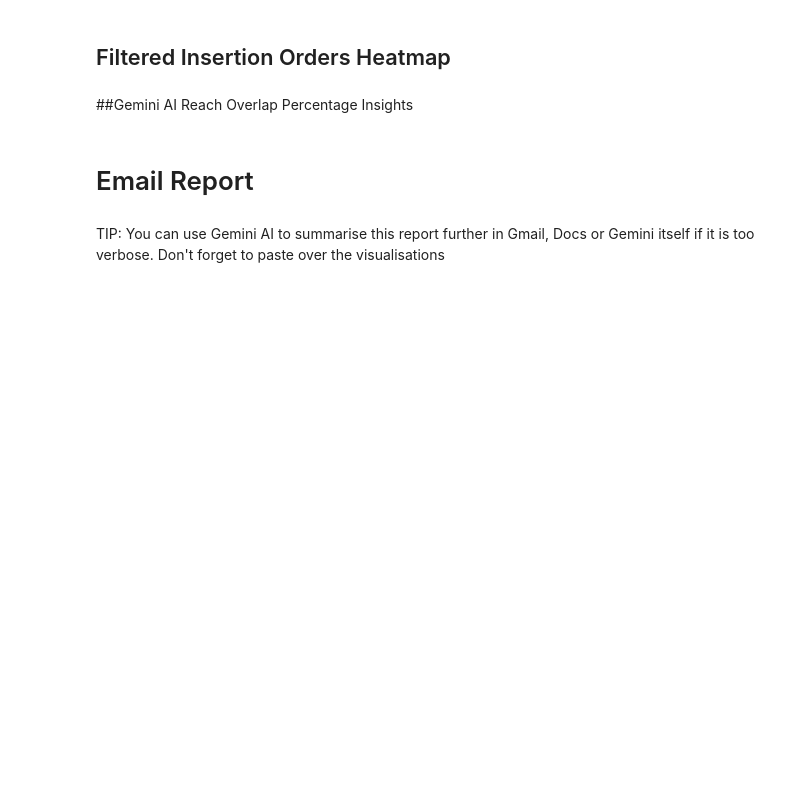
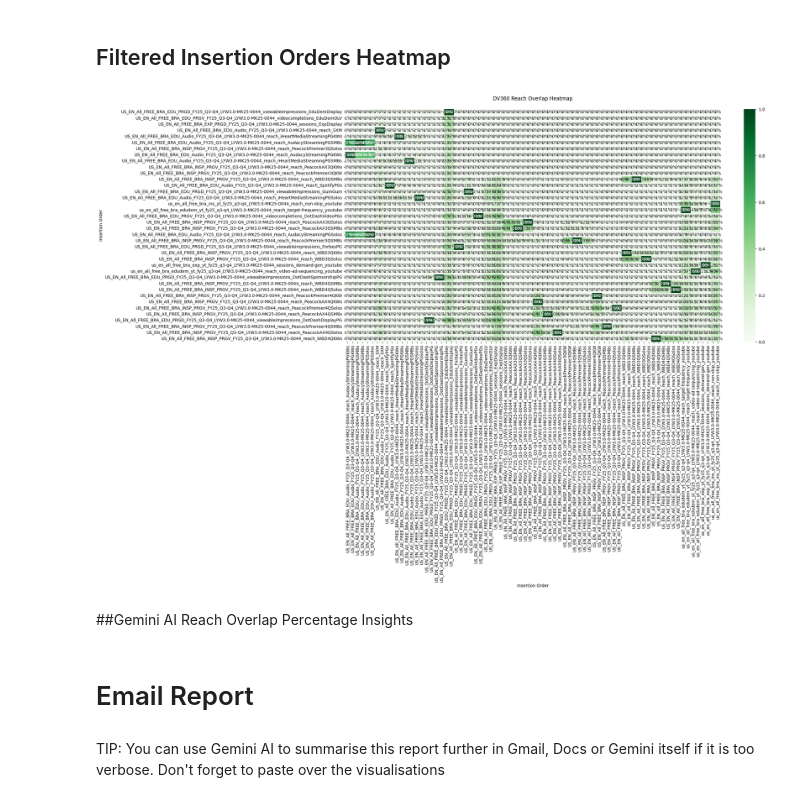
Before and after one commit to conormj14/AI-POWERED-DV360-Reach-Overlap-Analysis-Ext-Version-, a Jupyter notebook: Ext_Version_MU_DV360_Reach_Overlap_AI_Powered_Analysis.ipynb, the cells around one changed output. Drawn from its saved outputs; the diff is of its cells as text; code cells hidden in the pictures; blank space fills up the shorter version.

```diff
--- a/Ext_Version_MU_DV360_Reach_Overlap_AI_Powered_Analysis.ipynb
+++ b/Ext_Version_MU_DV360_Reach_Overlap_AI_Powered_Analysis.ipynb
@@ -647,29 +781,31 @@ except NameError as e:
 # %%
 # @title
 try:
-  overlap_heatmap_df_filtered = filter_io_rows(overlap_heatmap_df, INCLUDE_ROWS_CONTAINING, EXCLUDE_ROWS_CONTAINING)
+  overlap_heatmap_df_filtered = filter_io_rows(cleaned_df, INCLUDE_ROWS_CONTAINING, EXCLUDE_ROWS_CONTAINING)
   overlap_heatmap_df_filtered  = filter_io_cols(overlap_heatmap_df_filtered, INCLUDE_COLS_CONTAINING, EXCLUDE_COLS_CONTAINING)
 
   #control flow for figure size
   if FILTERED_IOS_HEATMAP_SIZE == 'Small':
     plt.figure(figsize=(10, 5))
   elif FILTERED_IOS_HEATMAP_SIZE == 'Medium':
     plt.figure(figsize=(20, 10))
   else:
     plt.figure(figsize=(30, 20))
 
   #generate the heatmap, adjust the figsize parameters below to alter the output e.g plt.figure(figsize=(10, 5)) will generate a heatmap with width 10 inches and height 5 inches
   #plt.figure(figsize=(20,10))
   sns.heatmap(overlap_heatmap_df_filtered, cmap="Greens", annot=True, fmt=".0%")
   plt.title("DV360 Reach Overlap Heatmap\n")
   plt.xlabel(COMPARISON_DIMENSION)
   plt.ylabel(COMPARISON_DIMENSION)
 
   #Screenshot the below visualisation into your deck
   plt.show()
 except NameError as e:
   print('Cannot find Reach Overlap % data within your sheet')
   print(f"Invalid input. Details: {e}")
+# %% [output]
+[figure, added]
 # %% [markdown]
 ##Gemini AI Reach Overlap Percentage Insights
 # %%
```
Also changed, not shown: parts of 16 cells of this notebook.
